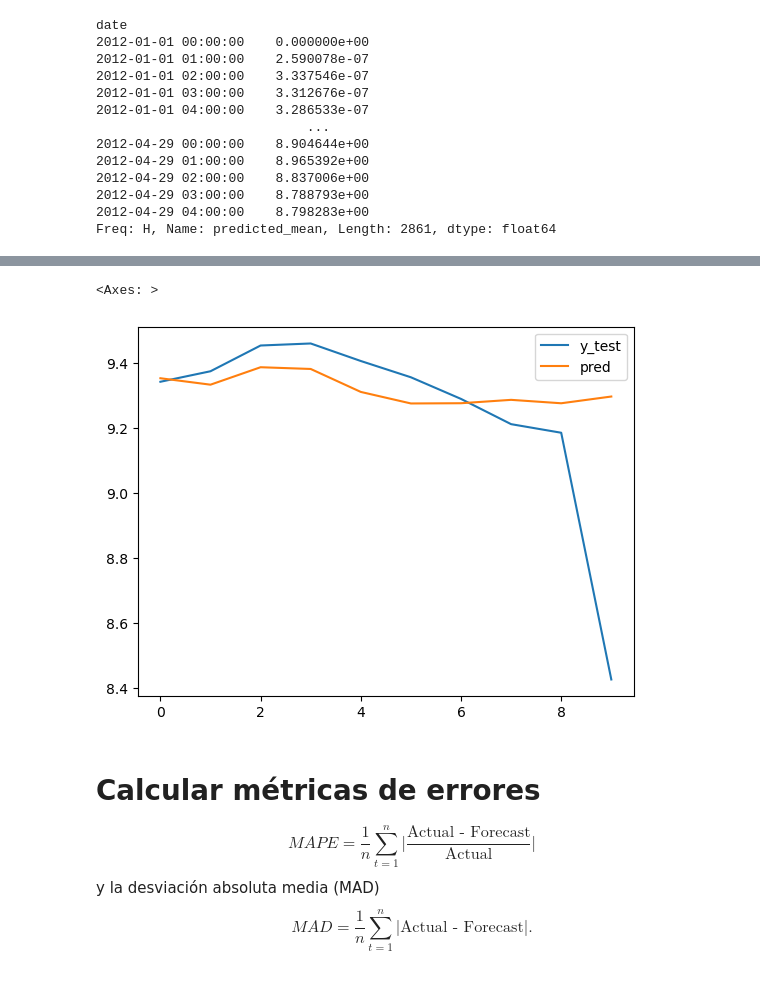
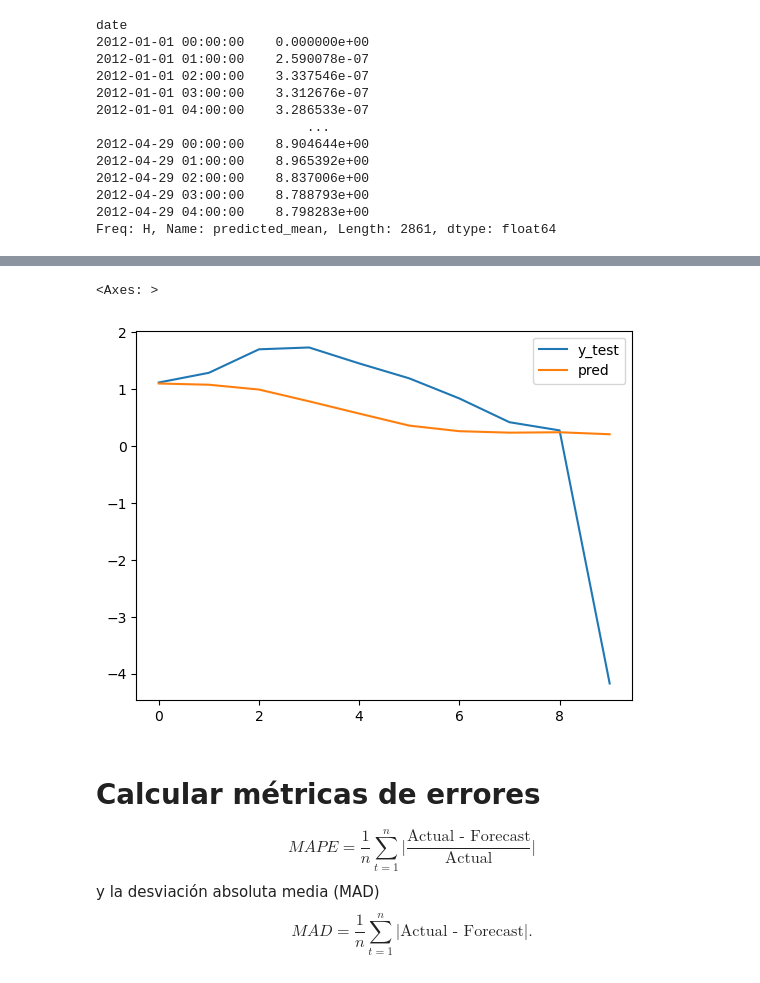
Before and after one commit to Pepe-Chuy/MPST-2025-I, a Jupyter notebook: TEMA-1/Clase7_AnalisisProblemaPractico 2.ipynb, the cells around one changed output, grey strips where cells are left out. Cells and saved outputs as stored; diff of their text form; code cells hidden in the pictures.

```diff
--- a/TEMA-1/Clase7_AnalisisProblemaPractico 2.ipynb
+++ b/TEMA-1/Clase7_AnalisisProblemaPractico 2.ipynb
@@ -473,7 +475,7 @@ dtype: float64
 Stationary
 # %%
 # Calcular la componente no estacional de la serie temporal basado en la S anterior
-non_seasonal =
+non_seasonal = res2.observed - res2.seasonal['seasonal_12'] - res2.seasonal['seasonal_24']
 
 res2.observed[:200].plot()
 non_seasonal[:200].plot()
@@ -545,12 +547,12 @@ import itertools
 
 # Posibles valores en lo que pueden variar los parámetros de un SARIMAX
 # Parte no estacional
-p = [0, 1, 2]
-d = [0, 1]
+p = [0, 1, 2, 3, 4, 5]
+d = [0]
 q = [0, 1, 2]
 # Parte estacional
-P = [0, 1, 2]
-D = [0, 1]
+P = [0, 1, 2, 3]
+D = [1]
 Q = [0, 1, 2]
 # Tipo de tendencia
 t = ['n', 'c', 't', 'ct']
@@ -597,7 +599,7 @@ seasonality_data.shape[0]
 3577
 # %%
 # Seleccionar sólo un 10% de los datos para hacer optimización paramétrica
-train_data =
+train_data = seasonality_data[:int(.1 * len(seasonality_data))]
 # %%
 # encuentre el 'combo más adecuado' de parámetros no estacionales y estacionales
 resultados = pd.DataFrame(columns=['params', 'AIC', 'BIC', 'LLF'])
@@ -665,8 +667,8 @@ test_data_opt = seasonality_data[-n_test:]
 mod = SARIMAX(
     endog=train_data_opt,
     trend='n',
-    order=(0,0,2),
-    seasonal_order=(2, 1, 1, 12)
+    order=(1,0,1),
+    seasonal_order=(1, 1, 1, 12)
 )
 results = mod.fit(disp=False)
 
@@ -789,29 +791,29 @@ plt.show()
 # %%
 # Particionar la serie de tiempo en train y test y entrenar el modelo iterativamente usando un horizonte
 # de predicción. En cada paso de entrenamiento adicionar los valores nuevos del conjunto de test
 horizonte = 10
-y_train = timeseries['log'][-720:-horizonte].to_numpy()
-y_test = timeseries['log'][-horizonte:].to_numpy()
+y_train = timeseries[col_analisis][-720:-horizonte].to_numpy()
+y_test = timeseries[col_analisis][-horizonte:].to_numpy()
 
 y_pred = []
 
 for i in range(horizonte):
     mod = SARIMAX(
     endog=y_train,
     trend='ct',
     order=(1,0,1),
     seasonal_order=(1, 0, 1, 12)
     )
     results = mod.fit(disp=False)
 
     prediction = results.predict(y_train.shape[0])
     y_train = np.append(y_train, prediction[0])
     y_pred.append(prediction[0])
 
 pd.DataFrame({'y_test': y_test, 'pred':y_pred}).plot()
 # %% [output]
 <Axes: >
-[figure, old version]
+[figure, new version]
 # %% [markdown]
 # Calcular métricas de errores
 
```
Also changed, not shown: parts of 29 cells of this notebook, 1 other file.
